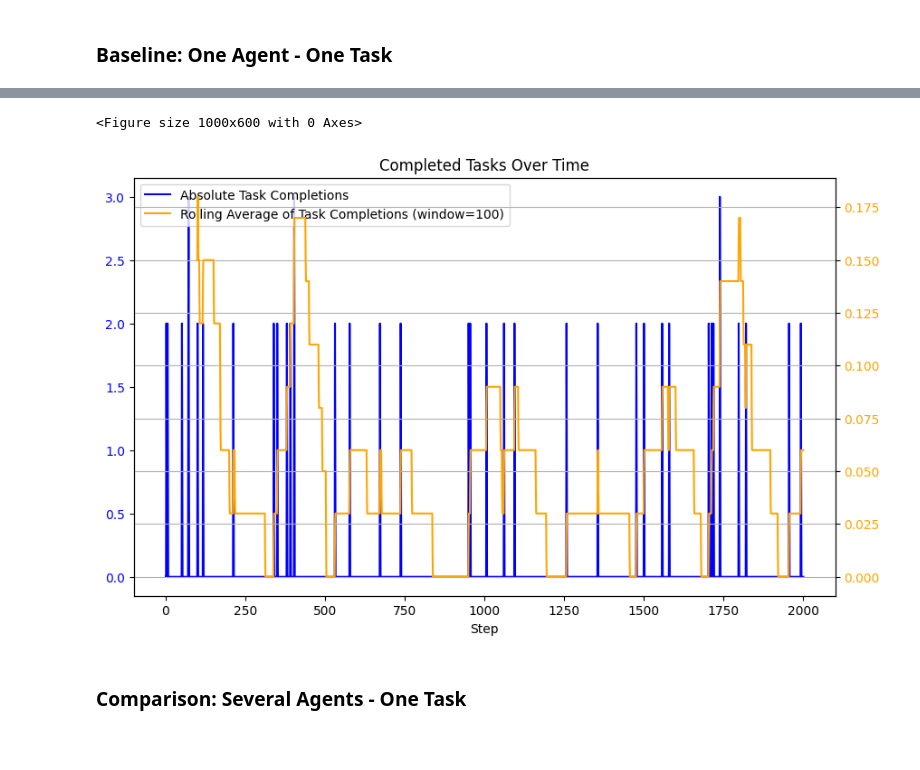
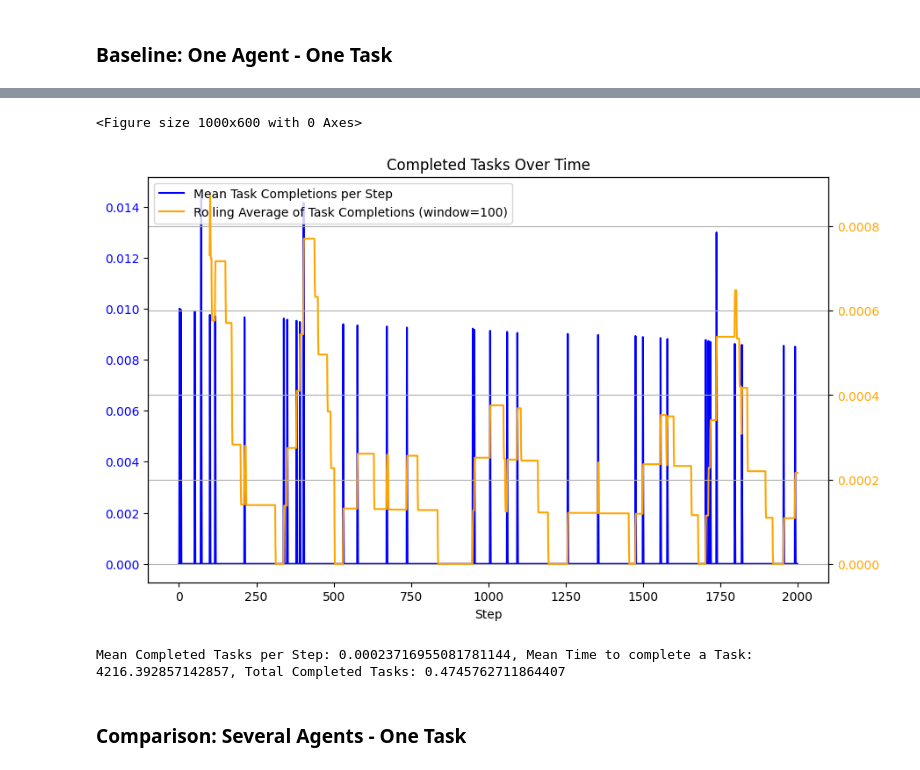
Before and after one commit to nicholas-voigt/SMU_CS603_Multi_Agent_Systems, a Jupyter notebook: assignment3/analysis.ipynb, the cells around one changed output, grey strips where cells are left out. Cells and saved outputs as stored; diff of their text form; code cells hidden in the pictures; blank space fills up the shorter version.

```diff
--- a/assignment3/analysis.ipynb
+++ b/assignment3/analysis.ipynb
@@ -55,33 +55,38 @@ plt.show()
-# %%
-# Plot the average number of completed tasks per step with a rolling average
-task_increment = df["Completed_Tasks_Sum"].diff().fillna(0)
-rolling_mean_increment = task_increment.rolling(window=100).mean()
-
-plt.figure(figsize=(10, 6))
-# Create figure with two y-axes
-fig, ax1 = plt.subplots(figsize=(10, 6))
-
-# First y-axis for absolute values
-ax1.plot(df["Step"], task_increment, color='blue', label='Absolute Task Completions')
-ax1.set_xlabel("Step")
-ax1.tick_params(axis='y', labelcolor='blue')
-
-# Second y-axis for rolling average
-ax2 = ax1.twinx()
-ax2.plot(df["Step"], rolling_mean_increment, color='orange', label='Rolling Average of Task Completions (window=100)')
-ax2.tick_params(axis='y', labelcolor='orange')
-
-# Combine legends
-lines1, labels1 = ax1.get_legend_handles_labels()
-lines2, labels2 = ax2.get_legend_handles_labels()
-ax1.legend(lines1 + lines2, labels1 + labels2, loc='upper left')
-plt.title("Completed Tasks Over Time")
-plt.xlabel("Step")
-plt.grid()
-plt.show()
-# %% [output]
-<Figure size 1000x600 with 0 Axes>
-[figure, removed]
+# %%
+# Plot the average number of completed tasks per step with a rolling average
+task_increment = df["Completed_Tasks_Mean"].diff().fillna(0)
+rolling_mean_increment = task_increment.rolling(window=100).mean()
+
+plt.figure(figsize=(10, 6))
+# Create figure with two y-axes
+fig, ax1 = plt.subplots(figsize=(10, 6))
+
+# First y-axis for absolute values
+ax1.plot(df["Step"], task_increment, color='blue', label='Mean Task Completions per Step')
+ax1.set_xlabel("Step")
+ax1.tick_params(axis='y', labelcolor='blue')
+
+# Second y-axis for rolling average
+ax2 = ax1.twinx()
+ax2.plot(df["Step"], rolling_mean_increment, color='orange', label='Rolling Average of Task Completions (window=100)')
+ax2.tick_params(axis='y', labelcolor='orange')
+
+# Combine legends
+lines1, labels1 = ax1.get_legend_handles_labels()
+lines2, labels2 = ax2.get_legend_handles_labels()
+ax1.legend(lines1 + lines2, labels1 + labels2, loc='upper left')
+plt.title("Completed Tasks Over Time")
+plt.xlabel("Step")
+plt.grid()
+plt.show()
+# %% [output]
+<Figure size 1000x600 with 0 Axes>
+[figure, added]
+# %%
+mean_increment = task_increment.mean()
+print(f'Mean Completed Tasks per Step: {mean_increment}, Mean Time to complete a Task: {1 / mean_increment}, Total Completed Tasks: {df["Completed_Tasks_Mean"].iloc[-1]}')
+# %% [output]
+Mean Completed Tasks per Step: 0.00023716955081781144, Mean Time to complete a Task: 4216.392857142857, Total Completed Tasks: 0.4745762711864407
 # %% [markdown]
 ### Comparison: Several Agents - One Task
 # %%
```
Also changed, not shown: parts of 33 cells of this notebook, 2 other files.
